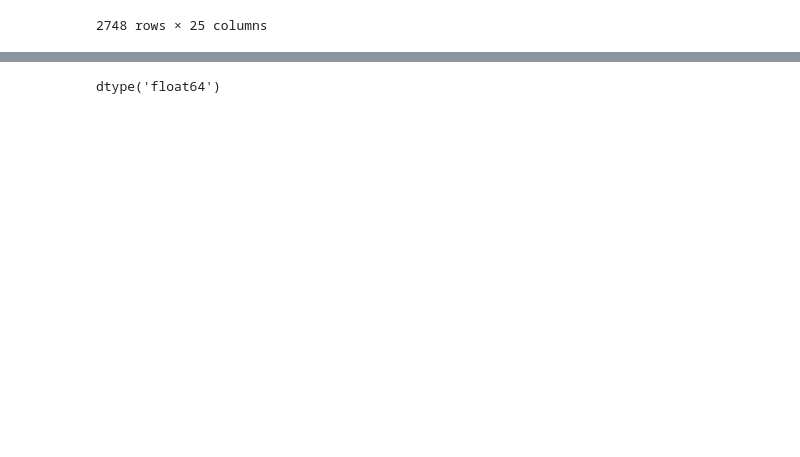
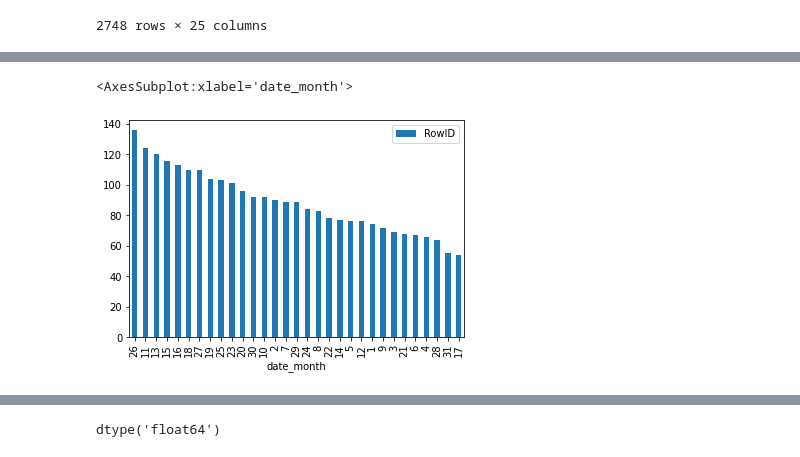
Before and after one commit to sherirosalia/guns_of_charm_city, a Jupyter notebook: peruse.ipynb, the cells around one changed output, grey strips where cells are left out. Cells and saved outputs as stored; diff of their text form; code cells hidden in the pictures; blank space fills up the shorter version.

```diff
--- a/peruse.ipynb
+++ b/peruse.ipynb
@@ -150,0 +256,7 @@ years_by_count=df[['RowID','year']].groupby('year').agg('count')
+# %%
+days_by_count.sort_values('RowID', ascending=False, inplace=True)
+# %%
+days_by_count.plot.bar()
+# %% [output]
+<AxesSubplot:xlabel='date_month'>
+[figure, added]
```
Also changed, not shown: parts of 68 cells of this notebook, 32 other files.
